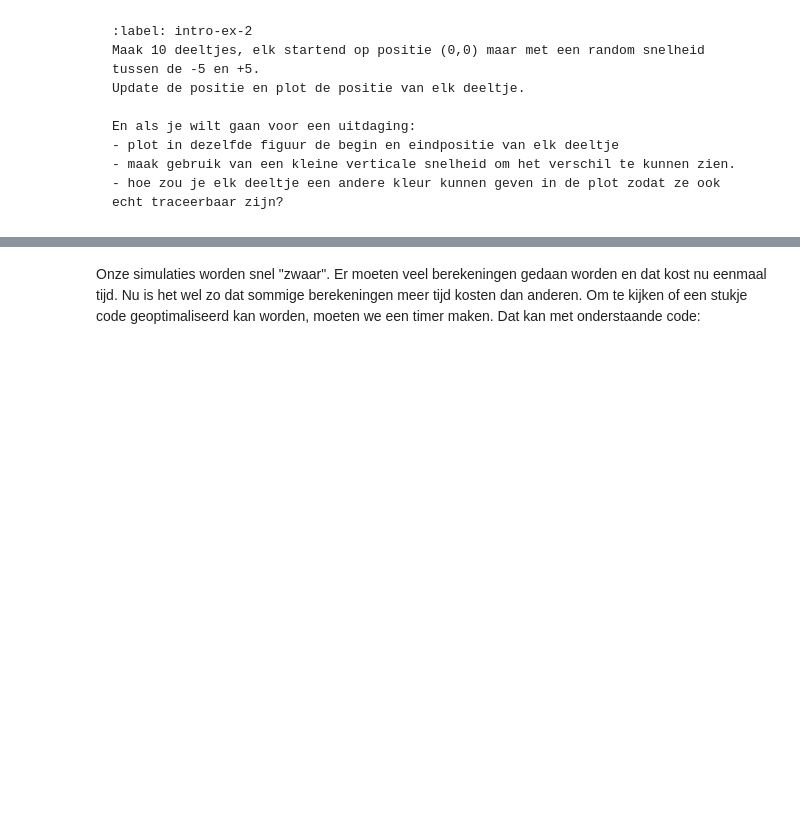
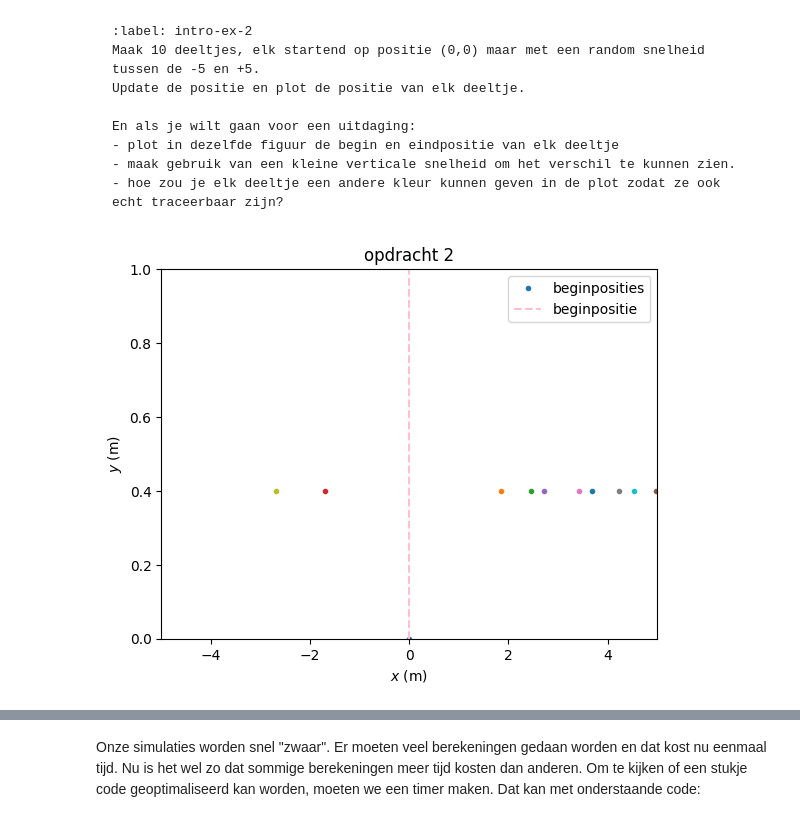
Before and after one commit to cs50202/kimienalesja, a Jupyter notebook: Content/PySim/1_intro_sim.ipynb, the cells around one changed output, grey strips where cells are left out. Cells and saved outputs as stored; diff of their text form; code cells hidden in the pictures; blank space fills up the shorter version.

````diff
--- a/Content/PySim/1_intro_sim.ipynb
+++ b/Content/PySim/1_intro_sim.ipynb
@@ -125,4 +173,56 @@ En als je wilt gaan voor een uitdaging:
 - maak gebruik van een kleine verticale snelheid om het verschil te kunnen zien.
 - hoe zou je elk deeltje een andere kleur kunnen geven in de plot zodat ze ook echt traceerbaar zijn?
 ```
+# %%
+#Wat betreft de extra uitdagingen:
+#1 - de beginpositie is volgens de vraag voor alle deeltjes (0,0), dus we hebben gewoon een lijn gezet op x = 0
+# om de beginposities duidelijk te maken
+
+#2 - zie vy in de code
+
+# 3 - voor ons genereert python de deeltjes automatisch in andere kleuren
+
+# Maken van een class voor onze deeltjes
+class particles1:
+    def __init__(self, m, v, r, R):
+        self.m = m
+        self.v = np.array(v, dtype=float)
+        self.r = np.array(r, dtype=float)
+        self.R = np.array(R, dtype=float)
+
+    def update_r1(self, dt):
+        self.r += self.v * dt
+
+# Functie voor het genereren van een x-snelheid die tussen -5 en 5 zit
+def generate_vx():
+    vx = np.random.uniform(-5, 5, 1)
+    return vx[0]
+
+array1 = []     #lege array voor onze deeltjes
+vy = 0.4        #Kleine verticale snelheid (extra opdracht 2)
+
+# Het vullen van onze array zodat er 10 deeltjes zijn
+for start in range(10):
+    vx = generate_vx()
+    array1.append(particles1(m = 1.0, v =[vx, vy], r=[0.0,0.0], R=1))
+
+# Het updaten van de positie met dt = 1.0
+for particle, object in enumerate(array1):
+    object.update_r1(1.0)
+
+# Plotten van begin en eindposities
+plt.figure()
+for particle in array1:
+    plt.plot(particle.r[0], particle.r[1], '.')
+plt.plot(0,0, '.', label = 'beginposities')
+plt.xlabel("$x$ (m)")
+plt.ylabel("$y$ (m)")
+plt.axvline(0, linestyle = '--', c = 'pink', label = 'beginpositie')
+plt.xlim(-5, 5)
+plt.ylim(0, 1)
+plt.legend()
+plt.title("opdracht 2")
+plt.show()
+# %% [output]
+[figure, added]
 # %%
````
Also changed, not shown: parts of 10 cells of this notebook.
